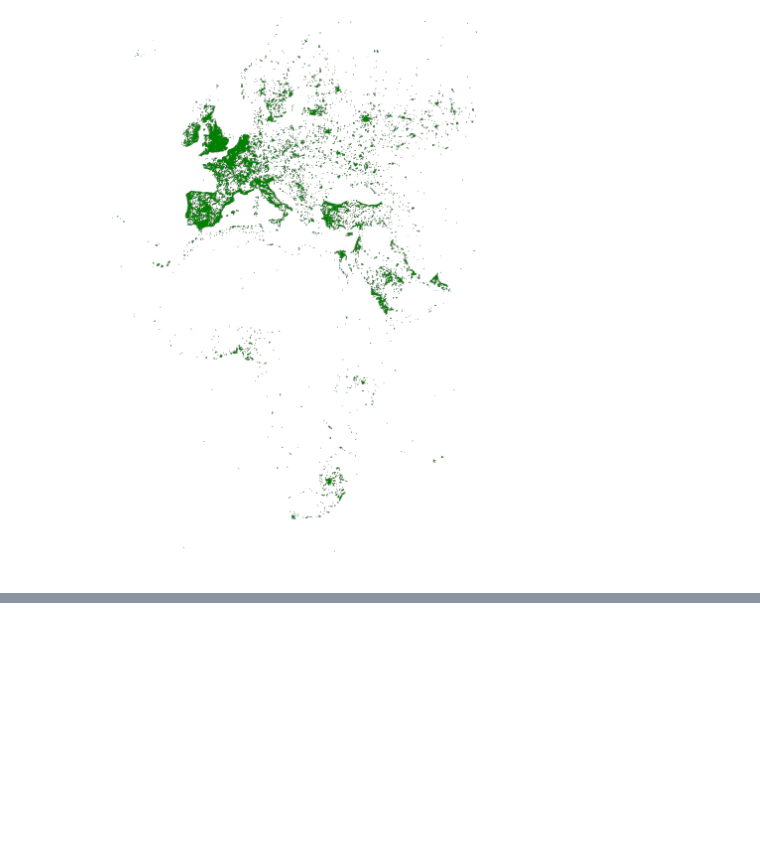
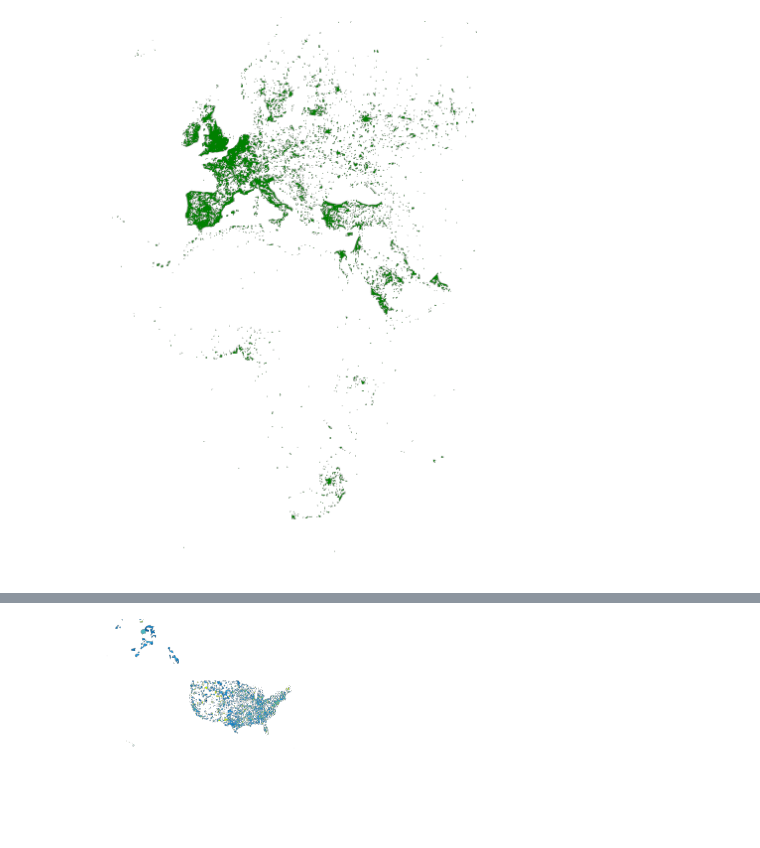
Before and after one commit to heavyai/jupyterlab-heavyai, a Jupyter notebook: renderer.ipynb, the cells around one changed output, grey strips where cells are left out. Saved outputs shown, nothing was run; the diff lists cells and outputs as text; code cells hidden in the pictures; blank space fills up the shorter version.

```diff
--- a/renderer.ipynb
+++ b/renderer.ipynb
@@ -50,0 +123,76 @@ marks:
+# %%
+vega = """{
+  "width": 1004,
+  "height": 336,
+  "data": [
+    {
+      "name": "polys",
+      "format": "polys",
+      "sql": "SELECT zipcodes.rowid,AVG(contributions_donotmodify.amount) AS avgContrib FROM contributions_donotmodify,zipcodes WHERE contributions_donotmodify.amount IS NOT NULL AND contributions_donotmodify.contributor_zipcode = zipcodes.ZCTA5CE10 GROUP BY zipcodes.rowid ORDER BY avgContrib DESC"
+    }
+  ],
+  "scales": [
+    {
+      "name": "x",
+      "type": "linear",
+      "domain": [
+        -19646150.75527339,
+        19646150.755273417
+      ],
+      "range": "width"
+    },
+    {
+      "name": "y",
+      "type": "linear",
+      "domain": [
+        -3071257.58106188,
+        10078357.267122284
+      ],
+      "range": "height"
+    },
+    {
+      "name": "polys_fillColor",
+      "type": "linear",
+      "domain": [
+        0, 325, 650, 975,
+        1300, 1625, 1950, 2275, 2600
+      ],
+      "range": [
+        "#115f9a", "#1984c5", "#22a7f0", "#48b5c4",
+        "#76c68f", "#a6d75b", "#c9e52f", "#d0ee11", "#d0f400"
+      ],
+      "default": "green",
+      "nullValue": "#CACACA"
+    }
+  ],
+  "marks": [
+    {
+      "type": "polys",
+      "from": {
+        "data": "polys"
+      },
+      "properties": {
+        "x": {
+          "scale": "x",
+          "field": "x"
+        },
+        "y": {
+          "scale": "y",
+          "field": "y"
+        },
+        "fillColor": {
+          "scale": "polys_fillColor",
+          "field": "avgContrib"
+        },
+        "strokeColor": "white",
+        "strokeWidth": 0,
+        "lineJoin": "miter",
+        "miterLimit": 10
+      }
+    }
+  ]
+}""".replace('\n', '')
+im = mapd_renderer.MapDBackendRenderer(connection_data, json.loads(vega))
+display(im)
+# %% [output]
+[figure, added]
```
Also changed, not shown: parts of 1 cell of this notebook.
